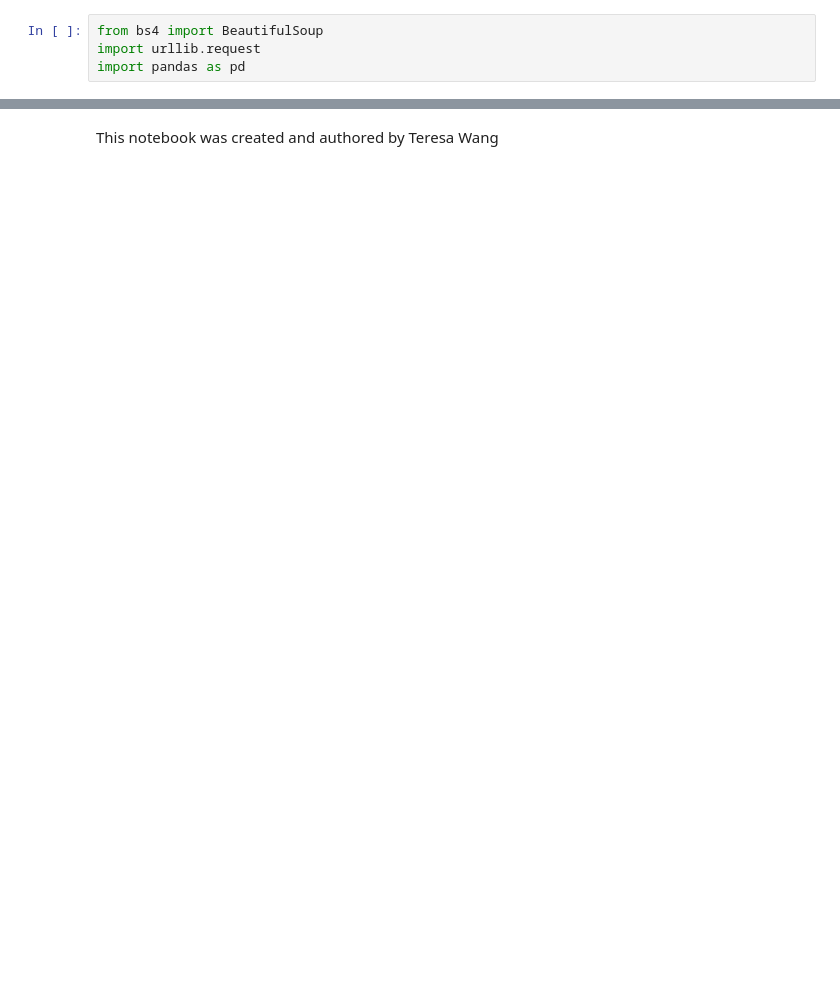
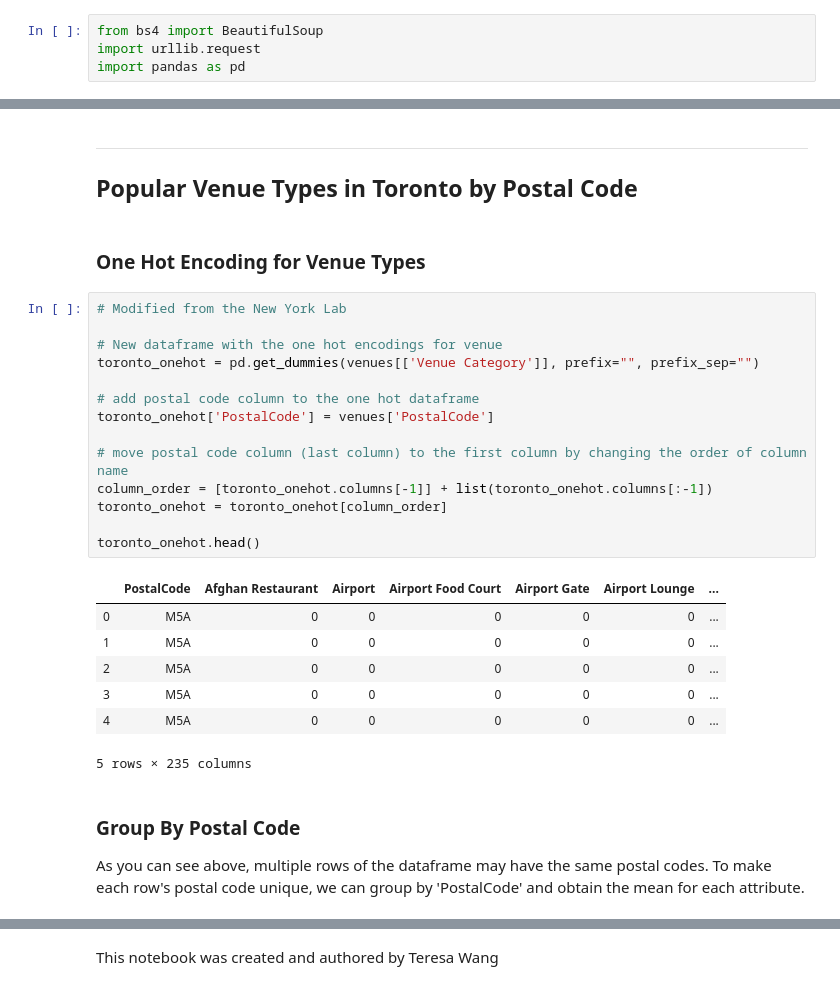
Before and after one commit to tlwang179/Coursera_Capstone, a Jupyter notebook: WebScraping_Segmenting_Clustering_Neighborhoods.ipynb, the cells around one changed output, grey strips where cells are left out. Cells and saved outputs as stored; diff of their text form; blank space fills up the shorter version.

```diff
--- a/WebScraping_Segmenting_Clustering_Neighborhoods.ipynb
+++ b/WebScraping_Segmenting_Clustering_Neighborhoods.ipynb
@@ -103,0 +243,30 @@ df.shape
+# %% [markdown]
+***
+## Popular Venue Types in Toronto by Postal Code
+# %% [markdown]
+### One Hot Encoding for Venue Types
+# %%
+# Modified from the New York Lab
+
+# New dataframe with the one hot encodings for venue
+toronto_onehot = pd.get_dummies(venues[['Venue Category']], prefix="", prefix_sep="")
+
+# add postal code column to the one hot dataframe
+toronto_onehot['PostalCode'] = venues['PostalCode']
+
+# move postal code column (last column) to the first column by changing the order of column name
+column_order = [toronto_onehot.columns[-1]] + list(toronto_onehot.columns[:-1])
+toronto_onehot = toronto_onehot[column_order]
+
+toronto_onehot.head()
+# %% [output]
+|  | PostalCode | Afghan Restaurant | Airport | Airport Food Court | Airport Gate | Airport Lounge | ... |
+| 0 | M5A | 0 | 0 | 0 | 0 | 0 | ... |
+| 1 | M5A | 0 | 0 | 0 | 0 | 0 | ... |
+| 2 | M5A | 0 | 0 | 0 | 0 | 0 | ... |
+| 3 | M5A | 0 | 0 | 0 | 0 | 0 | ... |
+| 4 | M5A | 0 | 0 | 0 | 0 | 0 | ... |
+5 rows × 235 columns
+# %% [markdown]
+### Group By Postal Code
+As you can see above, multiple rows of the dataframe may have the same postal codes. To make each row's postal code unique, we can group by 'PostalCode' and obtain the mean for each attribute.
```
Also changed, not shown: parts of 66 cells of this notebook.
